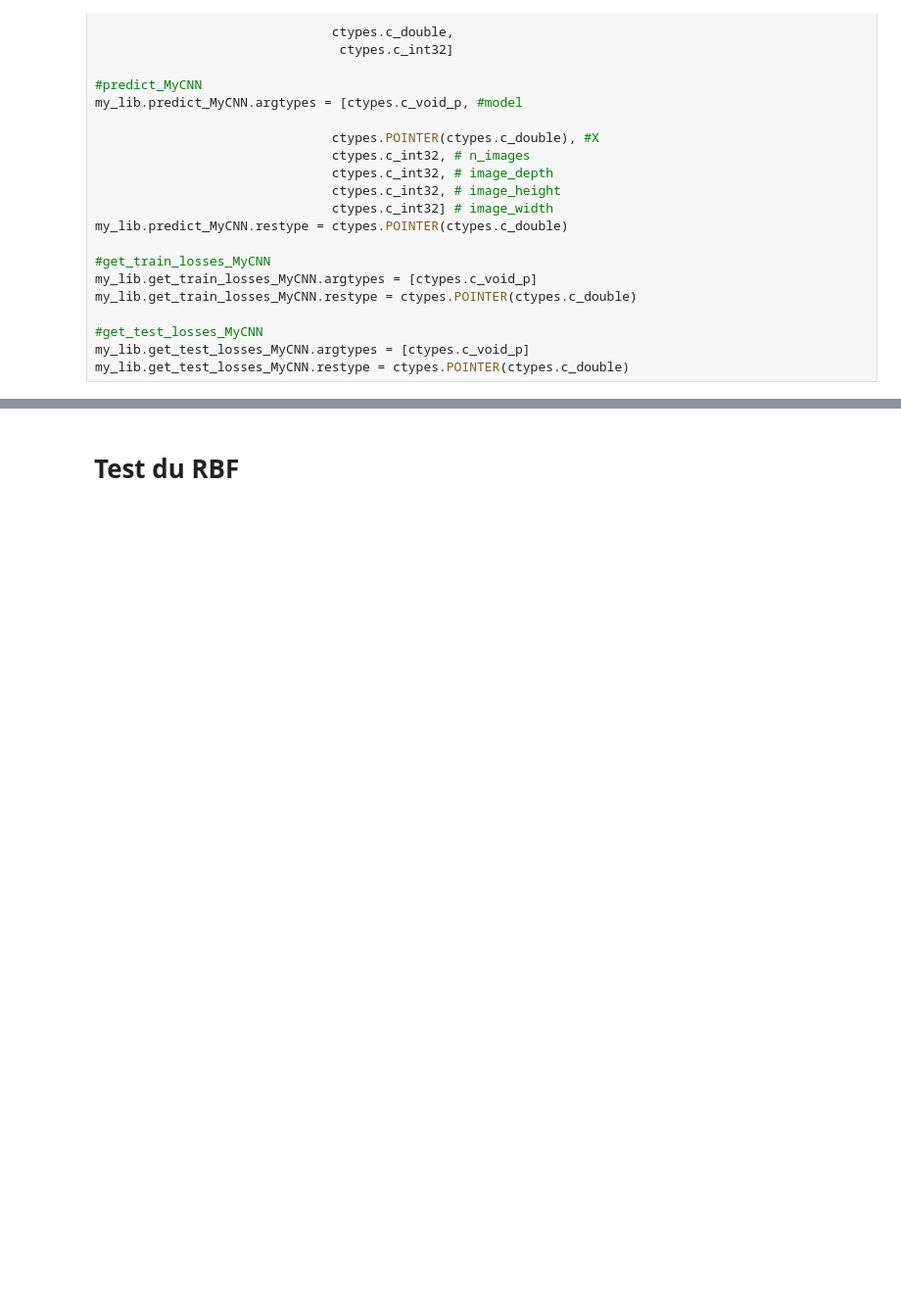
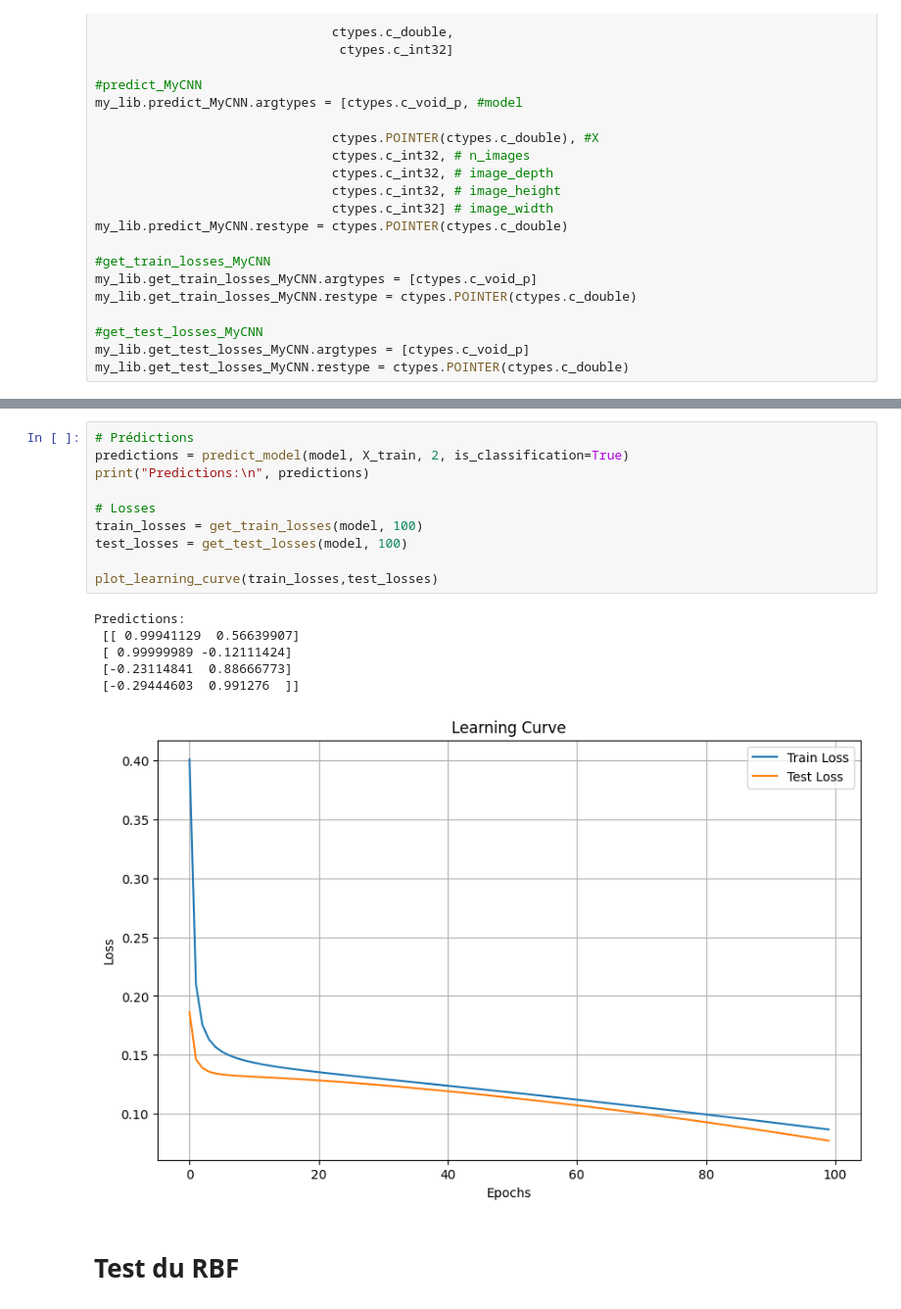
Before and after one commit to Artorius104/GranolaGPT, a Jupyter notebook: notebook/Résultats et Observations.ipynb, the cells around one changed output, grey strips where cells are left out. Shown: that part at 98% size. Saved outputs shown, nothing was run; the diff lists cells and outputs as text; blank space fills up the shorter version.

```diff
--- a/notebook/Résultats et Observations.ipynb
+++ b/notebook/Résultats et Observations.ipynb
@@ -532,3 +426,20 @@ predictions = predict_MyLinearRegression_rb(model, X_train, y_train.shape[1])
+# %%
+# Prédictions
+predictions = predict_model(model, X_train, 2, is_classification=True)
+print("Predictions:\n", predictions)
+
+# Losses
+train_losses = get_train_losses(model, 100)
+test_losses = get_test_losses(model, 100)
+
+plot_learning_curve(train_losses,test_losses)
+# %% [output]
+Predictions:
+ [[ 0.99941129  0.56639907]
+ [ 0.99999989 -0.12111424]
+ [-0.23114841  0.88666773]
+ [-0.29444603  0.991276  ]]
+[figure, added]
 # %% [markdown]
 # Test du RBF
 # %%
```
Also changed, not shown: parts of 6 cells of this notebook, 9 other files.
